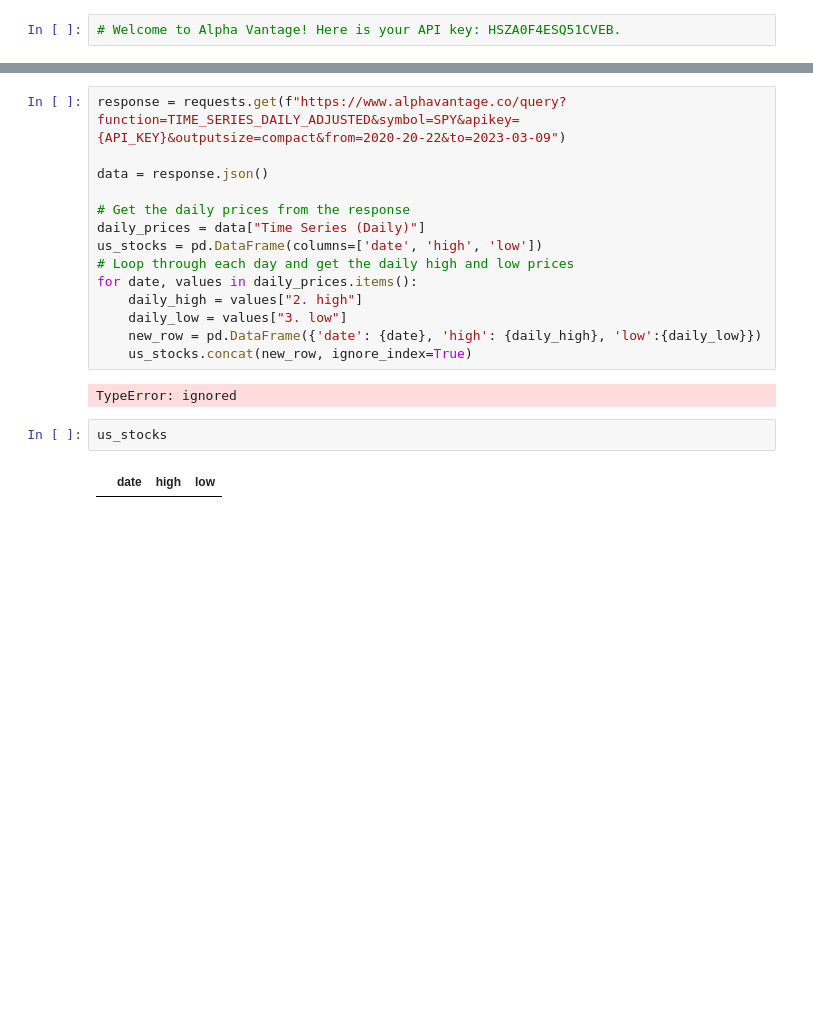
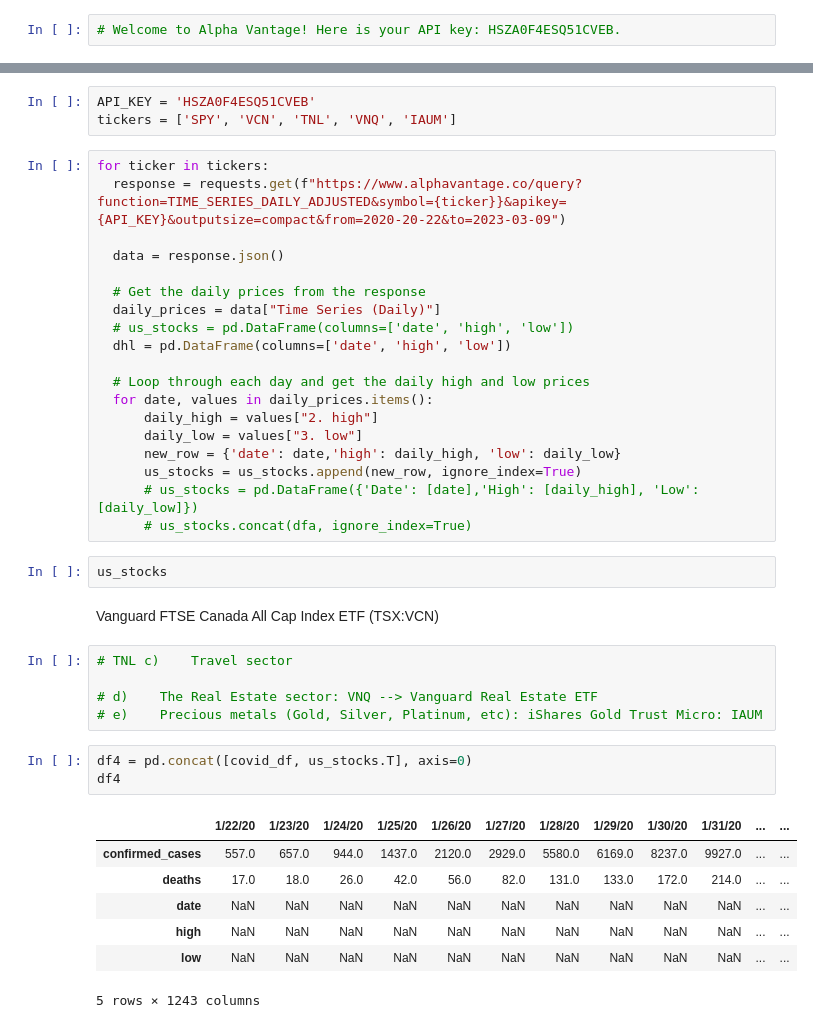
Before and after one commit to Dhvani811/Covid19Project, a Jupyter notebook: Final_Project.ipynb, the cells around one changed output, grey strips where cells are left out. Saved outputs shown, nothing was run; the diff lists cells and outputs as text; blank space fills up the shorter version.

```diff
--- a/Final_Project.ipynb
+++ b/Final_Project.ipynb
@@ -105,20 +151,42 @@ API_KEY = 'HSZA0F4ESQ51CVEB'
+# %%
+API_KEY = 'HSZA0F4ESQ51CVEB'
+tickers = ['SPY', 'VCN', 'TNL', 'VNQ', 'IAUM']
 # %%
-response = requests.get(f"https://www.alphavantage.co/query?function=TIME_SERIES_DAILY_ADJUSTED&symbol=SPY&apikey={API_KEY}&outputsize=compact&from=2020-20-22&to=2023-03-09")
+for ticker in tickers:
+  response = requests.get(f"https://www.alphavantage.co/query?function=TIME_SERIES_DAILY_ADJUSTED&symbol={ticker}}&apikey={API_KEY}&outputsize=compact&from=2020-20-22&to=2023-03-09")
 
-data = response.json()
+  data = response.json()
 
-# Get the daily prices from the response
-daily_prices = data["Time Series (Daily)"]
-us_stocks = pd.DataFrame(columns=['date', 'high', 'low'])
-# Loop through each day and get the daily high and low prices
-for date, values in daily_prices.items():
-    daily_high = values["2. high"]
-    daily_low = values["3. low"]
-    new_row = pd.DataFrame({'date': {date}, 'high': {daily_high}, 'low':{daily_low}})
-    us_stocks.concat(new_row, ignore_index=True)
+  # Get the daily prices from the response
+  daily_prices = data["Time Series (Daily)"]
+  # us_stocks = pd.DataFrame(columns=['date', 'high', 'low'])
+  dhl = pd.DataFrame(columns=['date', 'high', 'low'])
+
+  # Loop through each day and get the daily high and low prices
+  for date, values in daily_prices.items():
+      daily_high = values["2. high"]
+      daily_low = values["3. low"]
+      new_row = {'date': date,'high': daily_high, 'low': daily_low}
+      us_stocks = us_stocks.append(new_row, ignore_index=True)
+      # us_stocks = pd.DataFrame({'Date': [date],'High': [daily_high], 'Low': [daily_low]})
+      # us_stocks.concat(dfa, ignore_index=True)
-# %% [output]
-TypeError: ignored
 # %%
 us_stocks
-# %% [output]
-|  | date | high | low |
+# %% [markdown]
+Vanguard FTSE Canada All Cap Index ETF (TSX:VCN)
+# %%
+# TNL c)	Travel sector
+
+# d)	The Real Estate sector: VNQ -->	Vanguard Real Estate ETF
+# e)	Precious metals (Gold, Silver, Platinum, etc): iShares Gold Trust Micro: IAUM
+# %%
+df4 = pd.concat([covid_df, us_stocks.T], axis=0)
+df4
+# %% [output]
+|  | 1/22/20 | 1/23/20 | 1/24/20 | 1/25/20 | 1/26/20 | 1/27/20 | 1/28/20 | 1/29/20 | 1/30/20 | 1/31/20 | ... | ... |
+| confirmed_cases | 557.0 | 657.0 | 944.0 | 1437.0 | 2120.0 | 2929.0 | 5580.0 | 6169.0 | 8237.0 | 9927.0 | ... | ... |
+| deaths | 17.0 | 18.0 | 26.0 | 42.0 | 56.0 | 82.0 | 131.0 | 133.0 | 172.0 | 214.0 | ... | ... |
+| date | NaN | NaN | NaN | NaN | NaN | NaN | NaN | NaN | NaN | NaN | ... | ... |
+| high | NaN | NaN | NaN | NaN | NaN | NaN | NaN | NaN | NaN | NaN | ... | ... |
+| low | NaN | NaN | NaN | NaN | NaN | NaN | NaN | NaN | NaN | NaN | ... | ... |
+5 rows × 1243 columns
```
Also changed, not shown: parts of 7 cells of this notebook.
